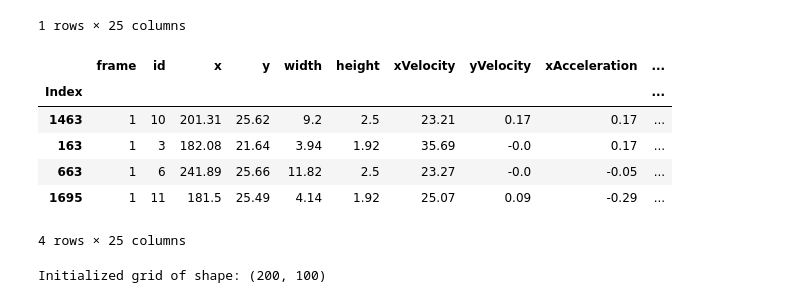
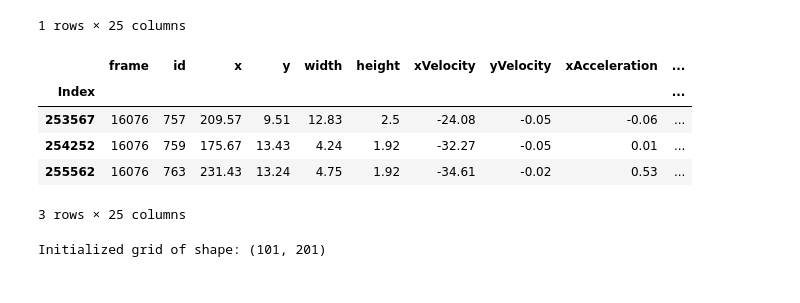
Before and after one commit to lmmartinez97/alphadrive_bp, a Jupyter notebook: highD/field_extraction.ipynb, the cells around one changed output. Cells and saved outputs as stored; diff of their text form; code cells hidden in the pictures.

Commit message:
fixed field calculations

```diff
--- a/highD/field_extraction.ipynb
+++ b/highD/field_extraction.ipynb
@@ -110,20 +120,18 @@ class PotentialField:
 # %%
 rx = 50 # horizontal semiaxis of ellipse to consider as ROI
 ry = 5 # vertical semiaxis of ellipse to consider as ROI
 sx = 0.5
 sy = 0.1
-vehicle_group = df_groups_list[4]
+vehicle_group = df_groups_list[np.random.randint(len(df_groups_list))]
 display(vehicle_group)
 # %% [output]
 |  | frame | id | x | y | width | height | xVelocity | yVelocity | xAcceleration | ... |
 | Index |  |  |  |  |  |  |  |  |  | ... |
-| 1463 | 1 | 10 | 201.31 | 25.62 | 9.2 | 2.5 | 23.21 | 0.17 | 0.17 | ... |
-| 163 | 1 | 3 | 182.08 | 21.64 | 3.94 | 1.92 | 35.69 | -0.0 | 0.17 | ... |
-| 663 | 1 | 6 | 241.89 | 25.66 | 11.82 | 2.5 | 23.27 | -0.0 | -0.05 | ... |
-| 1695 | 1 | 11 | 181.5 | 25.49 | 4.14 | 1.92 | 25.07 | 0.09 | -0.29 | ... |
+| 253567 | 16076 | 757 | 209.57 | 9.51 | 12.83 | 2.5 | -24.08 | -0.05 | -0.06 | ... |
+| 254252 | 16076 | 759 | 175.67 | 13.43 | 4.24 | 1.92 | -32.27 | -0.05 | 0.01 | ... |
+| 255562 | 16076 | 763 | 231.43 | 13.24 | 4.75 | 1.92 | -34.61 | -0.02 | 0.53 | ... |
-4 rows × 25 columns
+3 rows × 25 columns
 # %%
 field = PotentialField(rx, ry, sx, sy, vehicle_group)
-values = field.calculate_field()
 # %% [output]
-Initialized grid of shape: (200, 100)
+Initialized grid of shape: (101, 201)
```
Also changed, not shown: parts of 4 cells of this notebook.
